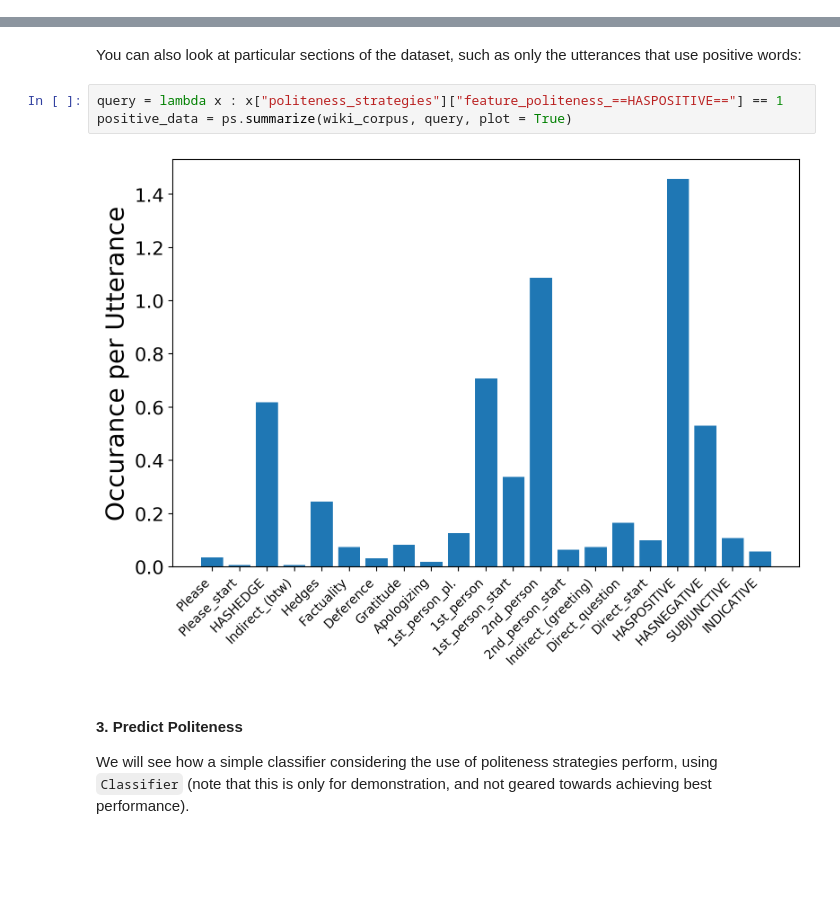
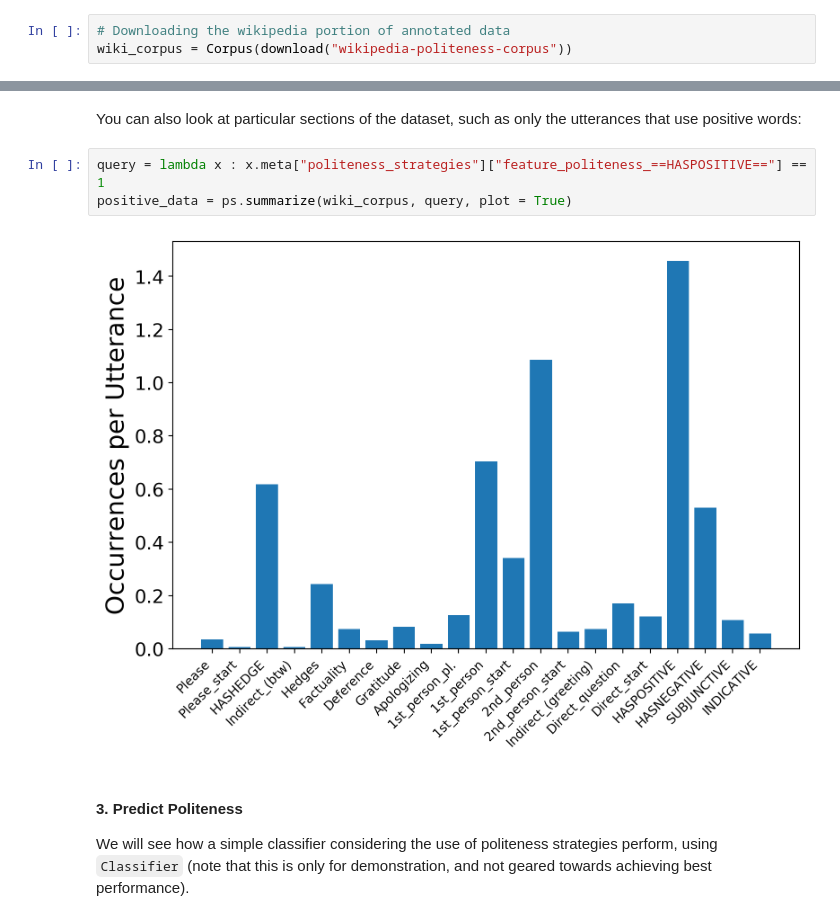
Before and after one commit to seanzhangkx8/ConvoKit, a Jupyter notebook: examples/politeness-strategies/politeness_demo.ipynb, the cells around one changed output, grey strips where cells are left out. Saved outputs shown, nothing was run; the diff lists cells and outputs as text; blank space fills up the shorter version.

Commit message:
edits to politeness-related examples

```diff
--- a/examples/politeness-strategies/politeness_demo.ipynb
+++ b/examples/politeness-strategies/politeness_demo.ipynb
@@ -89,0 +23,3 @@ wiki_corpus = convert_df_to_corpus(df, "Id", "Request", ["Normalized Score", "Bi
+# %%
+# Downloading the wikipedia portion of annotated data
+wiki_corpus = Corpus(download("wikipedia-politeness-corpus"))
@@ -174,10 +112,10 @@ data = ps.summarize(wiki_corpus, plot=True)
 # %% [markdown]
 You can also look at particular sections of the dataset, such as only the utterances that use positive words:
 # %%
-query = lambda x : x["politeness_strategies"]["feature_politeness_==HASPOSITIVE=="] == 1
+query = lambda x : x.meta["politeness_strategies"]["feature_politeness_==HASPOSITIVE=="] == 1
 positive_data = ps.summarize(wiki_corpus, query, plot = True)
 # %% [output]
-[figure, old version]
+[figure, new version]
 # %% [markdown]
 #### 3. Predict Politeness
 
```
Also changed, not shown: parts of 26 cells of this notebook, 4 other files.
